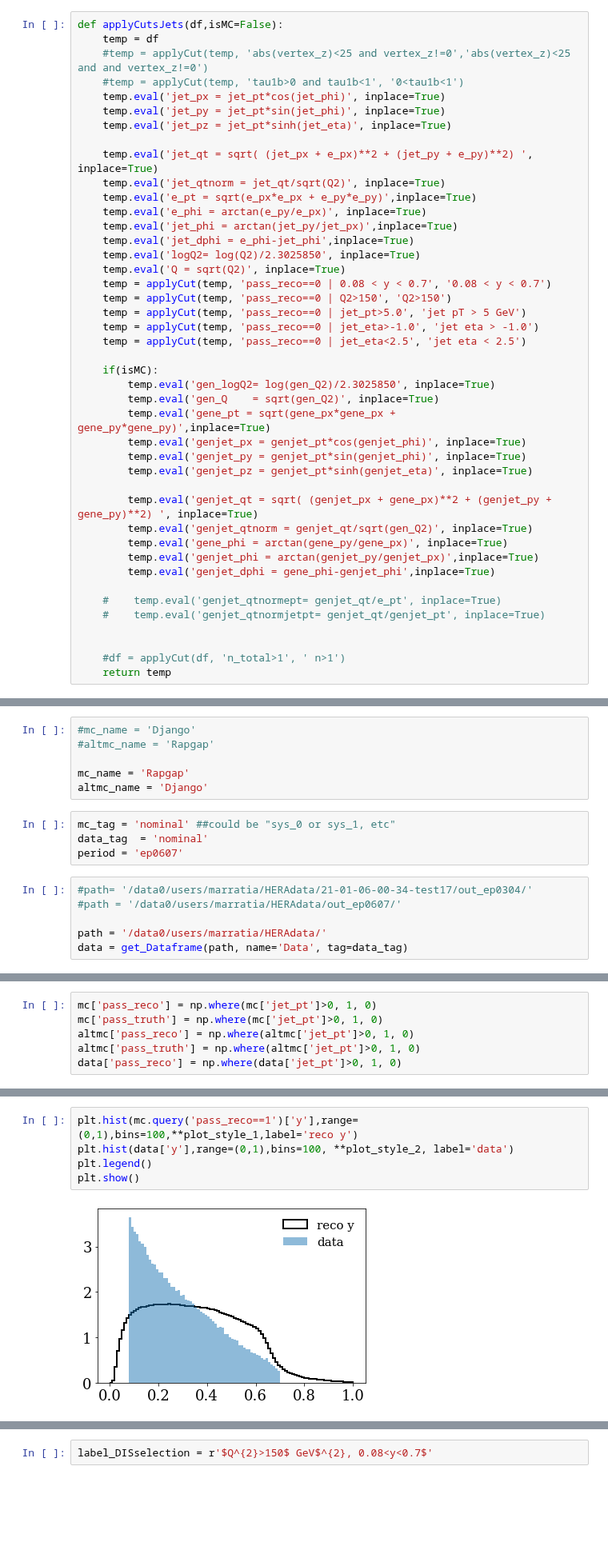
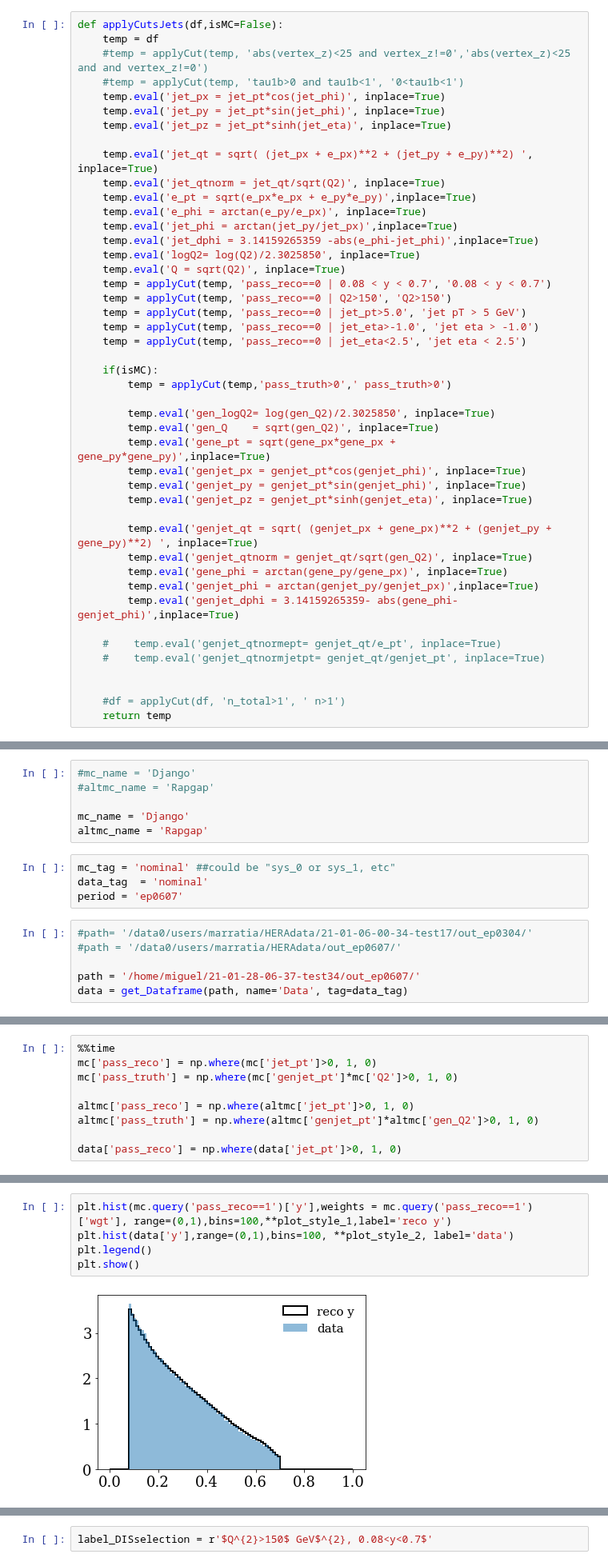
Before and after one commit to miguelignacio/disjets, a Jupyter notebook: Unfolding_jet.ipynb, the cells around one changed output, grey strips where cells are left out. Shown at 80% size. Saved outputs shown, nothing was run; the diff lists cells and outputs as text; blank space fills up the shorter version.

Commit message:
adding weights in MC

```diff
--- a/Unfolding_jet.ipynb
+++ b/Unfolding_jet.ipynb
@@ -169,7 +150,7 @@ def applyCutsJets(df,isMC=False):
     temp.eval('e_pt = sqrt(e_px*e_px + e_py*e_py)',inplace=True)
     temp.eval('e_phi = arctan(e_py/e_px)', inplace=True)
     temp.eval('jet_phi = arctan(jet_py/jet_px)',inplace=True)
-    temp.eval('jet_dphi = e_phi-jet_phi',inplace=True)
+    temp.eval('jet_dphi = 3.14159265359 -abs(e_phi-jet_phi)',inplace=True)
     temp.eval('logQ2= log(Q2)/2.3025850', inplace=True)
     temp.eval('Q = sqrt(Q2)', inplace=True)
     temp = applyCut(temp, 'pass_reco==0 | 0.08 < y < 0.7', '0.08 < y < 0.7')
@@ -179,6 +160,8 @@ def applyCutsJets(df,isMC=False):
     temp = applyCut(temp, 'pass_reco==0 | jet_eta<2.5', 'jet eta < 2.5')
 
     if(isMC):
+        temp = applyCut(temp,'pass_truth>0',' pass_truth>0')
+
         temp.eval('gen_logQ2= log(gen_Q2)/2.3025850', inplace=True)
         temp.eval('gen_Q    = sqrt(gen_Q2)', inplace=True)
         temp.eval('gene_pt = sqrt(gene_px*gene_px + gene_py*gene_py)',inplace=True)
@@ -190,7 +173,7 @@ def applyCutsJets(df,isMC=False):
         temp.eval('genjet_qtnorm = genjet_qt/sqrt(gen_Q2)', inplace=True)
         temp.eval('gene_phi = arctan(gene_py/gene_px)', inplace=True)
         temp.eval('genjet_phi = arctan(genjet_py/genjet_px)',inplace=True)
-        temp.eval('genjet_dphi = gene_phi-genjet_phi',inplace=True)
+        temp.eval('genjet_dphi = 3.14159265359- abs(gene_phi-genjet_phi)',inplace=True)
 
     #    temp.eval('genjet_qtnormept= genjet_qt/e_pt', inplace=True)
     #    temp.eval('genjet_qtnormjetpt= genjet_qt/genjet_pt', inplace=True)
@@ -204,8 +187,8 @@ def applyCutsJets(df,isMC=False):
 #mc_name = 'Django'
 #altmc_name = 'Rapgap'
 
-mc_name = 'Rapgap'
-altmc_name = 'Django'
+mc_name = 'Django'
+altmc_name = 'Rapgap'
 # %%
 mc_tag = 'nominal' ##could be "sys_0 or sys_1, etc"
 data_tag  = 'nominal'
@@ -214,6 +197,6 @@ period = 'ep0607'
 #path= '/data0/users/marratia/HERAdata/21-01-06-00-34-test17/out_ep0304/'
 #path = '/data0/users/marratia/HERAdata/out_ep0607/'
 
-path = '/data0/users/marratia/HERAdata/'
+path = '/home/miguel/21-01-28-06-37-test34/out_ep0607/'
 data = get_Dataframe(path, name='Data', tag=data_tag)
 # %% [output]
@@ -271,6 +259,9 @@ Dataframe has a total of  28936953  entries
 # %%
+%%time
 mc['pass_reco'] = np.where(mc['jet_pt']>0, 1, 0)
-mc['pass_truth'] = np.where(mc['jet_pt']>0, 1, 0)
+mc['pass_truth'] = np.where(mc['genjet_pt']*mc['Q2']>0, 1, 0)
+
 altmc['pass_reco'] = np.where(altmc['jet_pt']>0, 1, 0)
-altmc['pass_truth'] = np.where(altmc['jet_pt']>0, 1, 0)
+altmc['pass_truth'] = np.where(altmc['genjet_pt']*altmc['gen_Q2']>0, 1, 0)
+
 data['pass_reco'] = np.where(data['jet_pt']>0, 1, 0)
@@ -285,7 +305,7 @@ Index(['jet_pt', 'jet_phi', 'jet_eta', 'jet_dphi', 'jet_charge', 'genjet_pt',
 # %%
-plt.hist(mc.query('pass_reco==1')['y'],range=(0,1),bins=100,**plot_style_1,label='reco y')
+plt.hist(mc.query('pass_reco==1')['y'],weights = mc.query('pass_reco==1')['wgt'], range=(0,1),bins=100,**plot_style_1,label='reco y')
 plt.hist(data['y'],range=(0,1),bins=100, **plot_style_2, label='data')
 plt.legend()
 plt.show()
 # %% [output]
-[figure, old version]
+[figure, new version]
```
Also changed, not shown: parts of 93 cells of this notebook, 1 other file.
